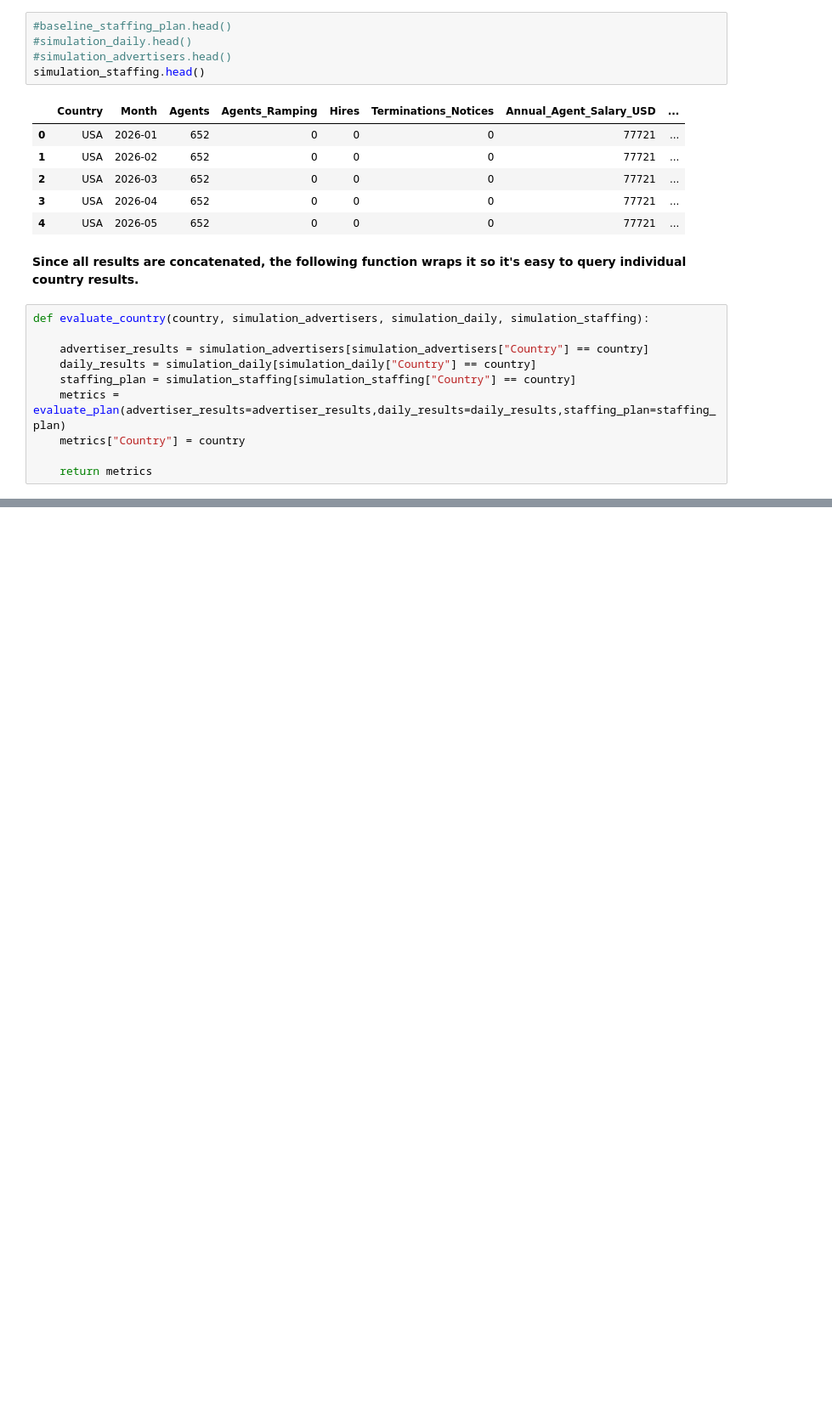
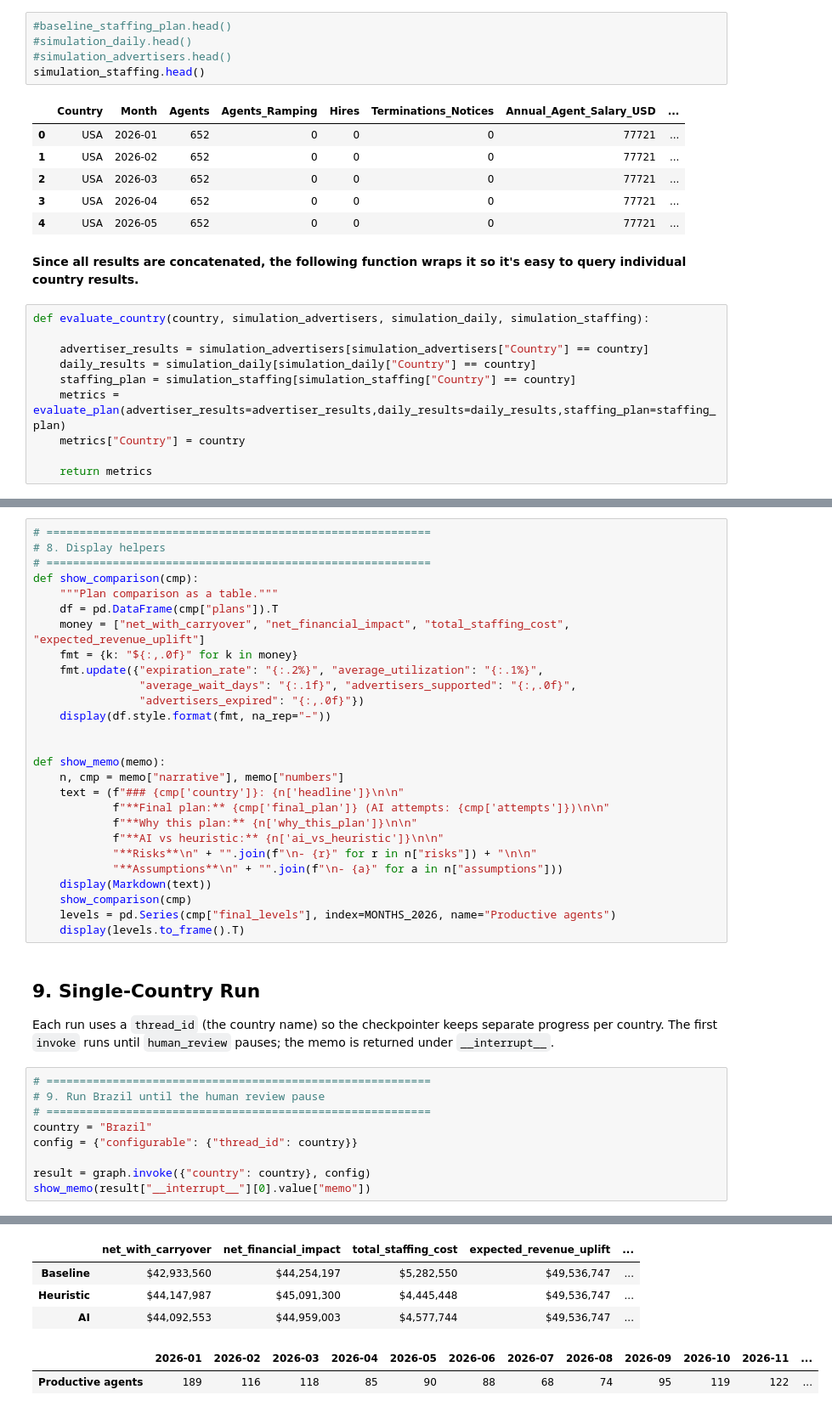
Before and after one commit to aschan12/DADS5250Hackathon, a Jupyter notebook: Hackathon_notebook.ipynb, the cells around one changed output, grey strips where cells are left out. Shown at 85% size. Cells and saved outputs as stored; diff of their text form; blank space fills up the shorter version.

```diff
--- a/Hackathon_notebook.ipynb
+++ b/Hackathon_notebook.ipynb
@@ -586,0 +1672,42 @@ argentina_metrics
+# %%
+# ==========================================================
+# 8. Display helpers
+# ==========================================================
+def show_comparison(cmp):
+    """Plan comparison as a table."""
+    df = pd.DataFrame(cmp["plans"]).T
+    money = ["net_with_carryover", "net_financial_impact", "total_staffing_cost", "expected_revenue_uplift"]
+    fmt = {k: "${:,.0f}" for k in money}
+    fmt.update({"expiration_rate": "{:.2%}", "average_utilization": "{:.1%}",
+                "average_wait_days": "{:.1f}", "advertisers_supported": "{:,.0f}",
+                "advertisers_expired": "{:,.0f}"})
+    display(df.style.format(fmt, na_rep="–"))
+
+
+def show_memo(memo):
+    n, cmp = memo["narrative"], memo["numbers"]
+    text = (f"### {cmp['country']}: {n['headline']}\n\n"
+            f"**Final plan:** {cmp['final_plan']} (AI attempts: {cmp['attempts']})\n\n"
+            f"**Why this plan:** {n['why_this_plan']}\n\n"
+            f"**AI vs heuristic:** {n['ai_vs_heuristic']}\n\n"
+            "**Risks**\n" + "".join(f"\n- {r}" for r in n["risks"]) + "\n\n"
+            "**Assumptions**\n" + "".join(f"\n- {a}" for a in n["assumptions"]))
+    display(Markdown(text))
+    show_comparison(cmp)
+    levels = pd.Series(cmp["final_levels"], index=MONTHS_2026, name="Productive agents")
+    display(levels.to_frame().T)
+# %% [markdown]
+## 9. Single-Country Run
+
+Each run uses a `thread_id` (the country name) so the checkpointer keeps separate progress per country. The
+first `invoke` runs until `human_review` pauses; the memo is returned under `__interrupt__`.
+# %%
+# ==========================================================
+# 9. Run Brazil until the human review pause
+# ==========================================================
+country = "Brazil"
+config = {"configurable": {"thread_id": country}}
+
+result = graph.invoke({"country": country}, config)
+show_memo(result["__interrupt__"][0].value["memo"])
+# %% [output]
@@ -586,0 +1752,6 @@ argentina_metrics
+|  | net_with_carryover | net_financial_impact | total_staffing_cost | expected_revenue_uplift | ... |
+| Baseline | $42,933,560 | $44,254,197 | $5,282,550 | $49,536,747 | ... |
+| Heuristic | $44,147,987 | $45,091,300 | $4,445,448 | $49,536,747 | ... |
+| AI | $44,092,553 | $44,959,003 | $4,577,744 | $49,536,747 | ... |
+|  | 2026-01 | 2026-02 | 2026-03 | 2026-04 | 2026-05 | 2026-06 | 2026-07 | 2026-08 | 2026-09 | 2026-10 | 2026-11 | ... |
+| Productive agents | 189 | 116 | 118 | 85 | 90 | 88 | 68 | 74 | 95 | 119 | 122 | ... |
```
Also changed, not shown: parts of 32 cells of this notebook.
